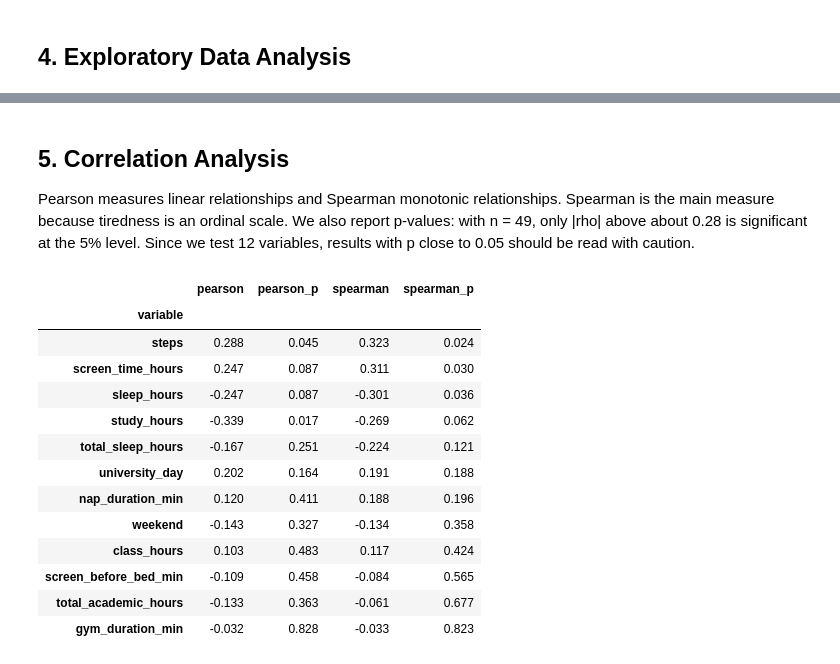
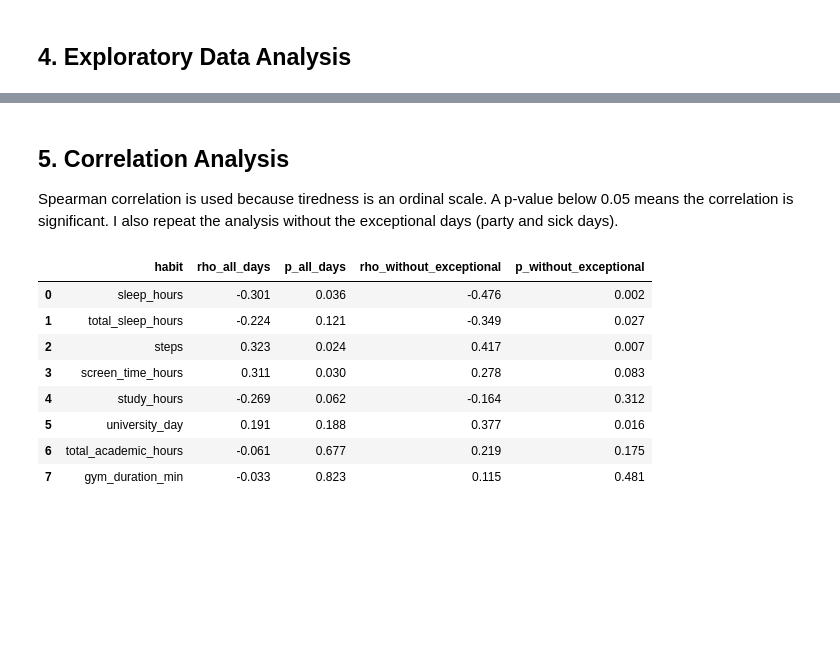
Before and after one commit to martacampas/what-makes-me-tired, a Jupyter notebook: tiredness_analysis.ipynb, the cells around one changed output, grey strips where cells are left out. Cells and saved outputs as stored; diff of their text form; code cells hidden in the pictures; blank space fills up the shorter version.

```diff
--- a/tiredness_analysis.ipynb
+++ b/tiredness_analysis.ipynb
@@ -129,20 +83,14 @@ New variables are created from the original dataset:
 # %%
-# Total academic workload (hours)
 df['total_academic_hours'] = df['class_hours'] + df['study_hours']
-
-# Total sleep including naps (hours)
 df['total_sleep_hours'] = df['sleep_hours'] + df['nap_duration_min'] / 60
-
-# Weekend indicator (1 = weekend, 0 = weekday)
 df['weekend'] = (df['date'].dt.dayofweek >= 5).astype(int)
 
-# Event type from the notes column
-notes = df['notes'].fillna('').str.lower()
-df['event_type'] = 'normal'
-df.loc[notes.str.contains('festa|discoteca|tardeo'), 'event_type'] = 'party'
-df.loc[notes.str.contains('malalta'), 'event_type'] = 'sick'
-df['exceptional_day'] = (df['event_type'] != 'normal').astype(int)
+# Type of day from my notes
+notes = df['notes'].fillna('')
+df['day_type'] = 'normal'
+df.loc[notes.str.contains('festa|discoteca|tardeo'), 'day_type'] = 'party'
+df.loc[notes.str.contains('malalta'), 'day_type'] = 'sick'
 
-print(df['event_type'].value_counts())
-display(df.groupby('event_type')['tiredness'].agg(['count', 'mean']).round(2))
+print(df['day_type'].value_counts())
+print("Gym days:", (df['gym_duration_min'] > 0).sum())
 # %% [output]
@@ -234,42 +166,31 @@ Mann-Whitney U p-value (weekend): 0.359
 # %% [markdown]
 ## 5. Correlation Analysis
 
-Pearson measures linear relationships and Spearman monotonic relationships. Spearman is
-the main measure because tiredness is an ordinal scale. We also report p-values: with
-n = 49, only |rho| above about 0.28 is significant at the 5% level. Since we test 12 variables,
-results with p close to 0.05 should be read with caution.
+Spearman correlation is used because tiredness is an ordinal scale.
+A p-value below 0.05 means the correlation is significant.
+I also repeat the analysis without the exceptional days (party and sick days).
 # %%
-# Habit variables to correlate with tiredness
-habit_vars = ['university_day', 'class_hours', 'study_hours', 'total_academic_hours',
-              'sleep_hours', 'total_sleep_hours', 'nap_duration_min',
-              'screen_time_hours', 'screen_before_bed_min',
-              'gym_duration_min', 'steps', 'weekend']
+habits = ['sleep_hours', 'total_sleep_hours', 'steps', 'screen_time_hours', 'study_hours',
+          'university_day', 'total_academic_hours', 'gym_duration_min']
 
-def correlation_table(data, variables, target='tiredness'):
-    """Pearson and Spearman correlations (with p-values) of each variable with the target."""
-    rows = []
-    for var in variables:
-        r_p, p_p = stats.pearsonr(data[var], data[target])
-        r_s, p_s = stats.spearmanr(data[var], data[target])
-        rows.append({'variable': var, 'pearson': r_p, 'pearson_p': p_p,
-                     'spearman': r_s, 'spearman_p': p_s})
-    return pd.DataFrame(rows).set_index('variable')
+normal_days = df[df['day_type'] == 'normal']
 
-correlation_results = correlation_table(df, habit_vars)
-correlation_results = correlation_results.sort_values('spearman', key=abs, ascending=False)
-display(correlation_results.round(3))
+rows = []
+for h in habits:
+    rho_all, p_all = spearmanr(df[h], df['tiredness'])
+    rho_normal, p_normal = spearmanr(normal_days[h], normal_days['tiredness'])
+    rows.append([h, rho_all, p_all, rho_normal, p_normal])
+
+correlations = pd.DataFrame(rows, columns=['habit', 'rho_all_days', 'p_all_days',
+                                           'rho_without_exceptional', 'p_without_exceptional'])
+correlations.round(3)
 # %% [output]
-|  | pearson | pearson_p | spearman | spearman_p |
-| variable |  |  |  |  |
-| steps | 0.288 | 0.045 | 0.323 | 0.024 |
-| screen_time_hours | 0.247 | 0.087 | 0.311 | 0.030 |
-| sleep_hours | -0.247 | 0.087 | -0.301 | 0.036 |
-| study_hours | -0.339 | 0.017 | -0.269 | 0.062 |
-| total_sleep_hours | -0.167 | 0.251 | -0.224 | 0.121 |
-| university_day | 0.202 | 0.164 | 0.191 | 0.188 |
-| nap_duration_min | 0.120 | 0.411 | 0.188 | 0.196 |
-| weekend | -0.143 | 0.327 | -0.134 | 0.358 |
-| class_hours | 0.103 | 0.483 | 0.117 | 0.424 |
-| screen_before_bed_min | -0.109 | 0.458 | -0.084 | 0.565 |
-| total_academic_hours | -0.133 | 0.363 | -0.061 | 0.677 |
-| gym_duration_min | -0.032 | 0.828 | -0.033 | 0.823 |
+|  | habit | rho_all_days | p_all_days | rho_without_exceptional | p_without_exceptional |
+| 0 | sleep_hours | -0.301 | 0.036 | -0.476 | 0.002 |
+| 1 | total_sleep_hours | -0.224 | 0.121 | -0.349 | 0.027 |
+| 2 | steps | 0.323 | 0.024 | 0.417 | 0.007 |
+| 3 | screen_time_hours | 0.311 | 0.030 | 0.278 | 0.083 |
+| 4 | study_hours | -0.269 | 0.062 | -0.164 | 0.312 |
+| 5 | university_day | 0.191 | 0.188 | 0.377 | 0.016 |
+| 6 | total_academic_hours | -0.061 | 0.677 | 0.219 | 0.175 |
+| 7 | gym_duration_min | -0.033 | 0.823 | 0.115 | 0.481 |
```
Also changed, not shown: parts of 32 cells of this notebook, 1 other file.
